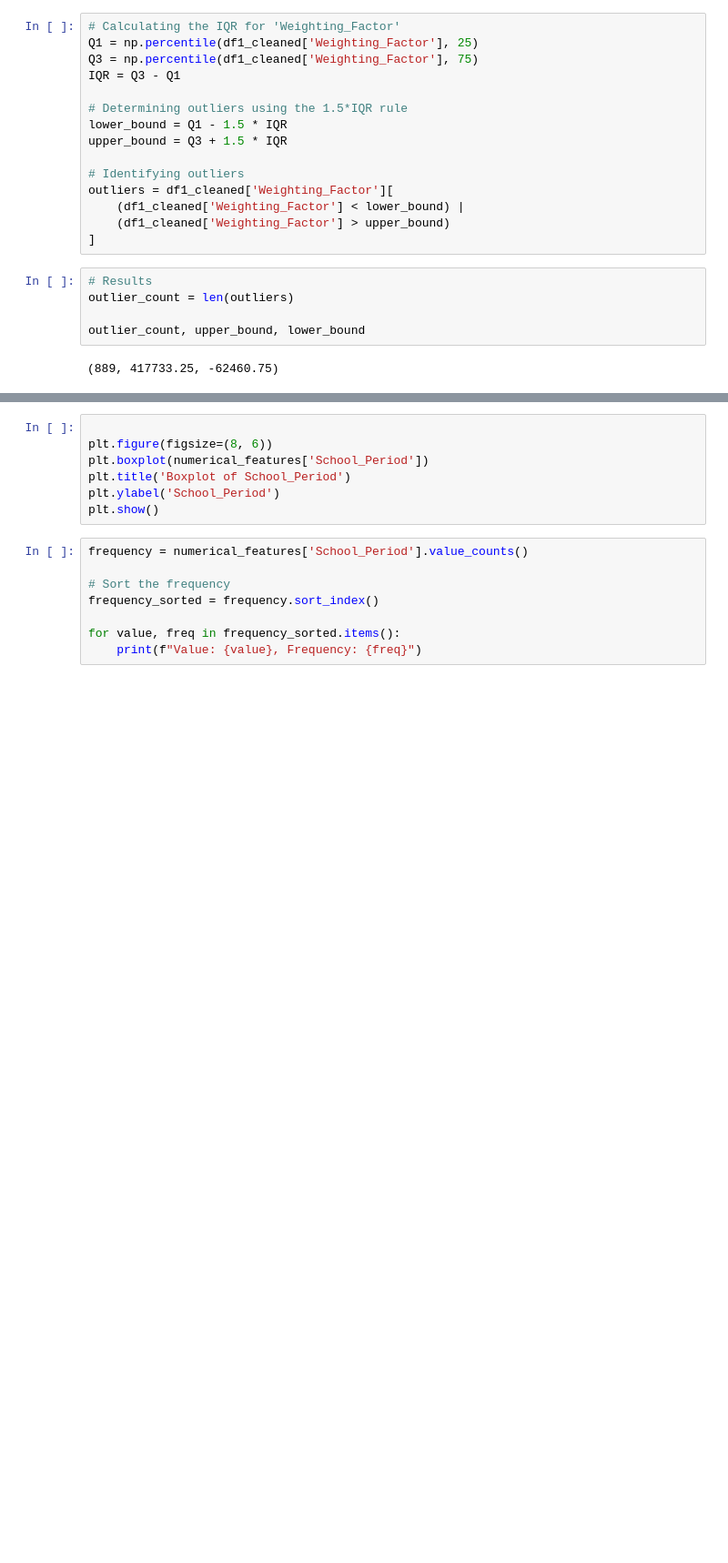
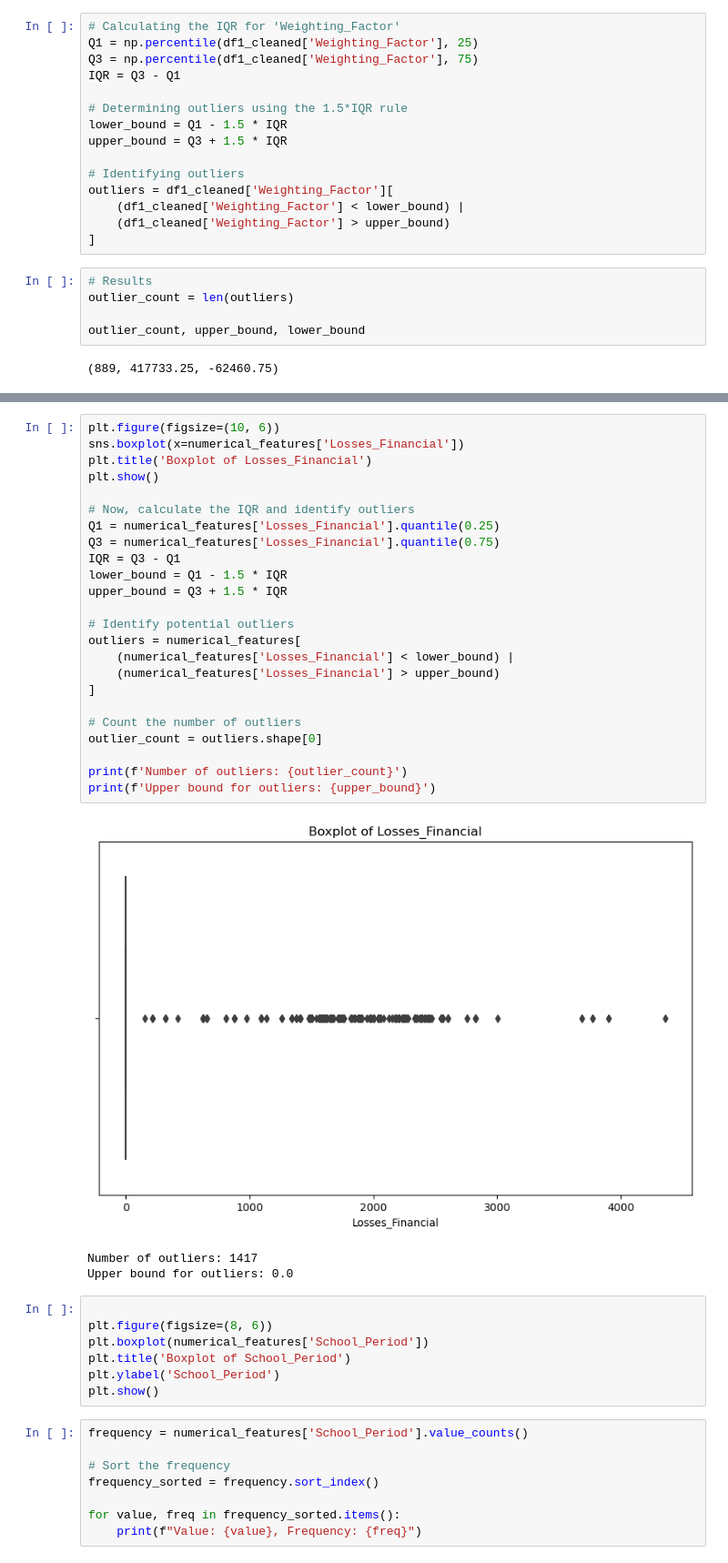
Before and after one commit to Inupa6677/Income-prediction-using-adult-data, a Jupyter notebook: ML Coursework 2024.ipynb, the cells around one changed output, grey strips where cells are left out. Shown at 91% size. Drawn from its saved outputs; the diff is of its cells as text; blank space fills up the shorter version.

```diff
--- a/ML Coursework 2024.ipynb
+++ b/ML Coursework 2024.ipynb
@@ -979,3 +1039,31 @@ df_cleaned.shape
+# %%
+plt.figure(figsize=(10, 6))
+sns.boxplot(x=numerical_features['Losses_Financial'])
+plt.title('Boxplot of Losses_Financial')
+plt.show()
+
+# Now, calculate the IQR and identify outliers
+Q1 = numerical_features['Losses_Financial'].quantile(0.25)
+Q3 = numerical_features['Losses_Financial'].quantile(0.75)
+IQR = Q3 - Q1
+lower_bound = Q1 - 1.5 * IQR
+upper_bound = Q3 + 1.5 * IQR
+
+# Identify potential outliers
+outliers = numerical_features[
+    (numerical_features['Losses_Financial'] < lower_bound) |
+    (numerical_features['Losses_Financial'] > upper_bound)
+]
+
+# Count the number of outliers
+outlier_count = outliers.shape[0]
+
+print(f'Number of outliers: {outlier_count}')
+print(f'Upper bound for outliers: {upper_bound}')
+# %% [output]
+[figure, added]
+Number of outliers: 1417
+Upper bound for outliers: 0.0
 # %%
 
 plt.figure(figsize=(8, 6))
```
Also changed, not shown: parts of 10 cells of this notebook.
